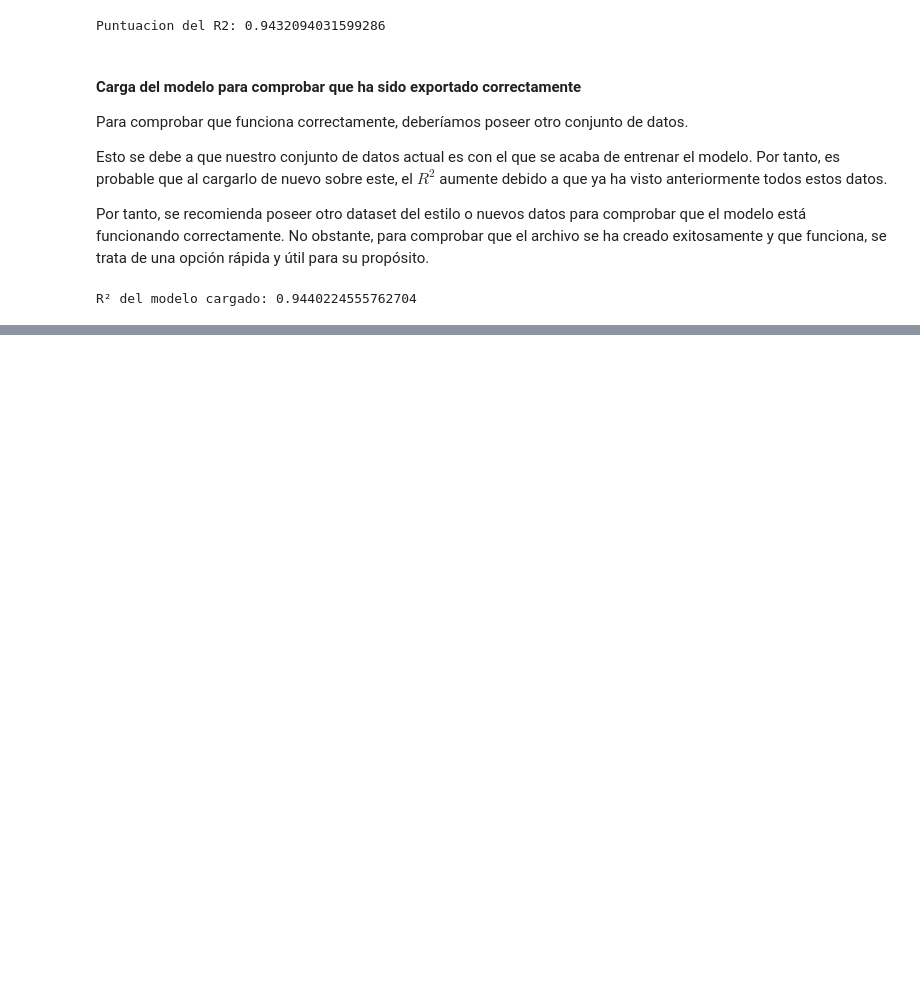
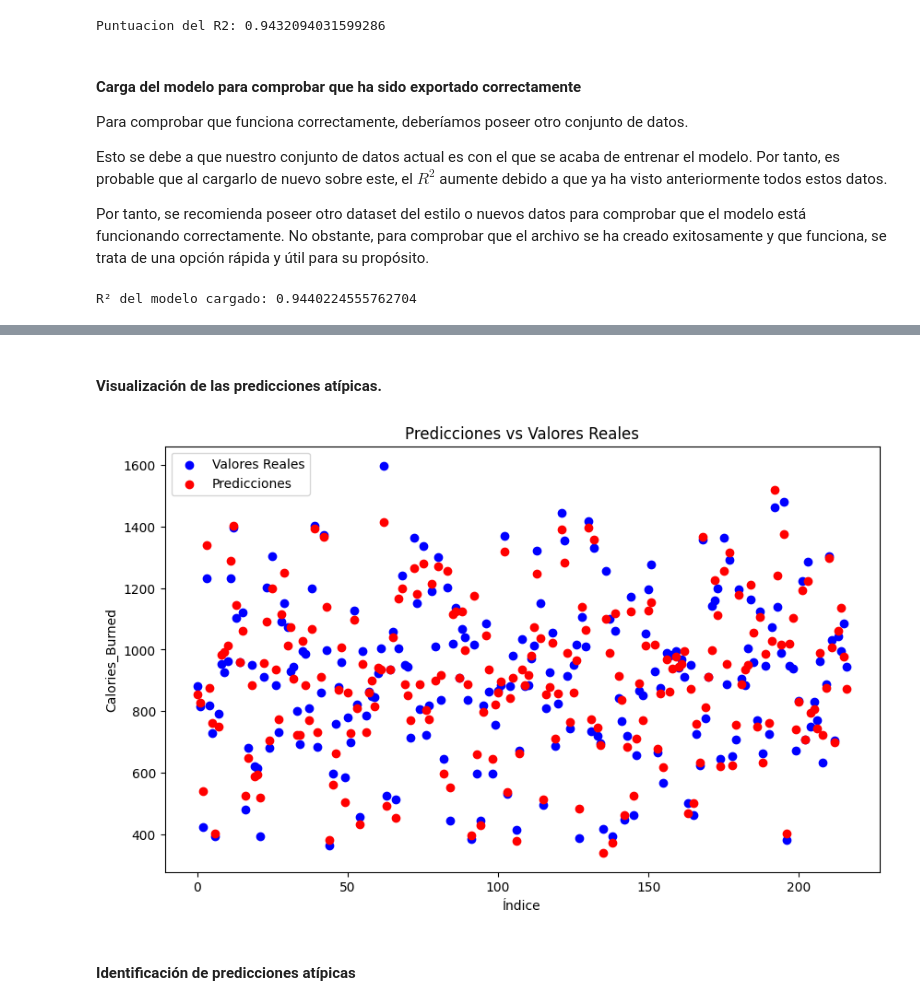
Before and after one commit to VforVitorio/Aprendizaje-Automatico, a Jupyter notebook: S08/PLE02/ple02_n02_seleccion_modelo.ipynb, the cells around one changed output, grey strips where cells are left out. Cells and saved outputs as stored; diff of their text form; code cells hidden in the pictures; blank space fills up the shorter version.

```diff
--- a/S08/PLE02/ple02_n02_seleccion_modelo.ipynb
+++ b/S08/PLE02/ple02_n02_seleccion_modelo.ipynb
@@ -379,0 +398,23 @@ R² del modelo cargado: 0.9440224555762704
+# %% [markdown]
+#### Visualización de las predicciones atípicas.
+# %%
+# Cargar los datos de prueba
+X_test = pd.read_csv('X_test.csv')
+y_test = pd.read_csv('y_test.csv').values.flatten()
+
+# Realizar predicciones con el modelo cargado
+y_pred = modelo_cargado.predict(X_test)
+
+# Visualizar las predicciones en un gráfico
+plt.figure(figsize=(10, 6))
+plt.scatter(range(len(y_test)), y_test, color='blue', label='Valores Reales')
+plt.scatter(range(len(y_pred)), y_pred, color='red', label='Predicciones')
+plt.title('Predicciones vs Valores Reales')
+plt.xlabel('Índice')
+plt.ylabel('Calories_Burned')
+plt.legend()
+plt.show()
+# %% [output]
+[figure, added]
+# %% [markdown]
+#### Identificación de predicciones atípicas
```
Also changed, not shown: parts of 17 cells of this notebook, 3 other files.
